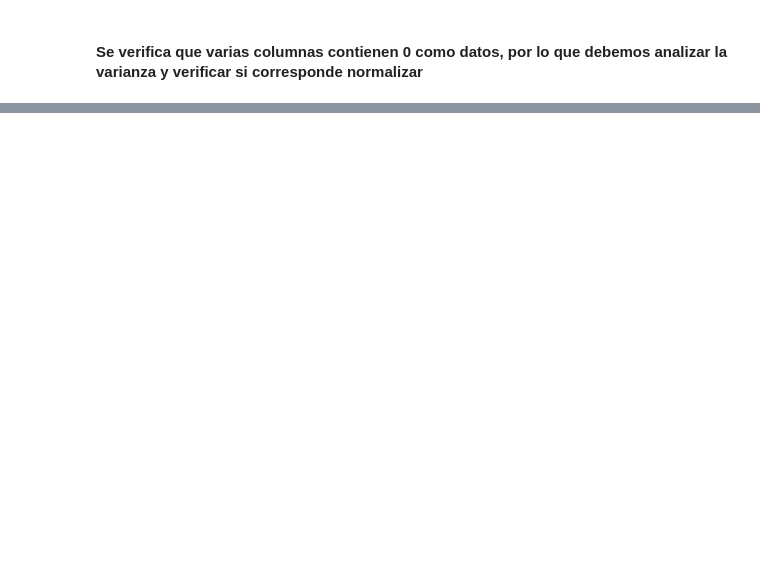
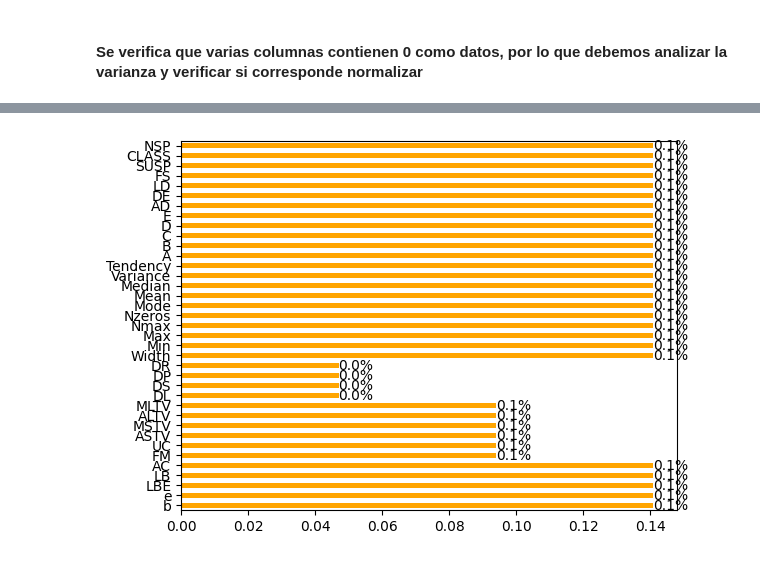
Before and after one commit to gomontalvo/UNIR-AA-Actividad3, a Jupyter notebook: UNIR_AA_Act3_1032g.ipynb, the cells around one changed output, grey strips where cells are left out. Drawn from its saved outputs; the diff is of its cells as text; code cells hidden in the pictures; blank space fills up the shorter version.

```diff
--- a/UNIR_AA_Act3_1032g.ipynb
+++ b/UNIR_AA_Act3_1032g.ipynb
@@ -117,2 +133,8 @@ data1.describe()
 # %% [markdown]
 #### Se verifica que varias columnas contienen 0 como datos, por lo que debemos analizar la varianza y verificar si corresponde normalizar
+# %%
+# Verificacion de valores nulos
+count_null = data1.isnull().sum()
+cols_null = count_null[count_null > 0]
+cols_null = (cols_null / data1.shape[0]) * 100
+display(cols_null)
@@ -118,0 +160,5 @@ data1.describe()
+# %%
+ax = cols_null.plot.barh(color='orange', rot=0)
+ax = ax.bar_label(ax.containers[0], fmt='%.1f%%')
+# %% [output]
+[figure, added]
```
Also changed, not shown: parts of 4 cells of this notebook.
